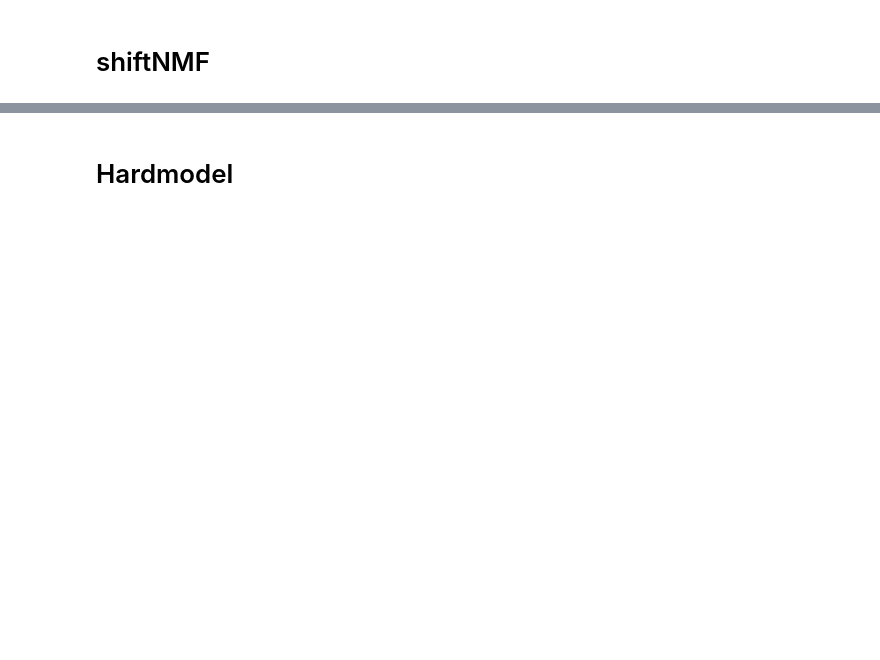
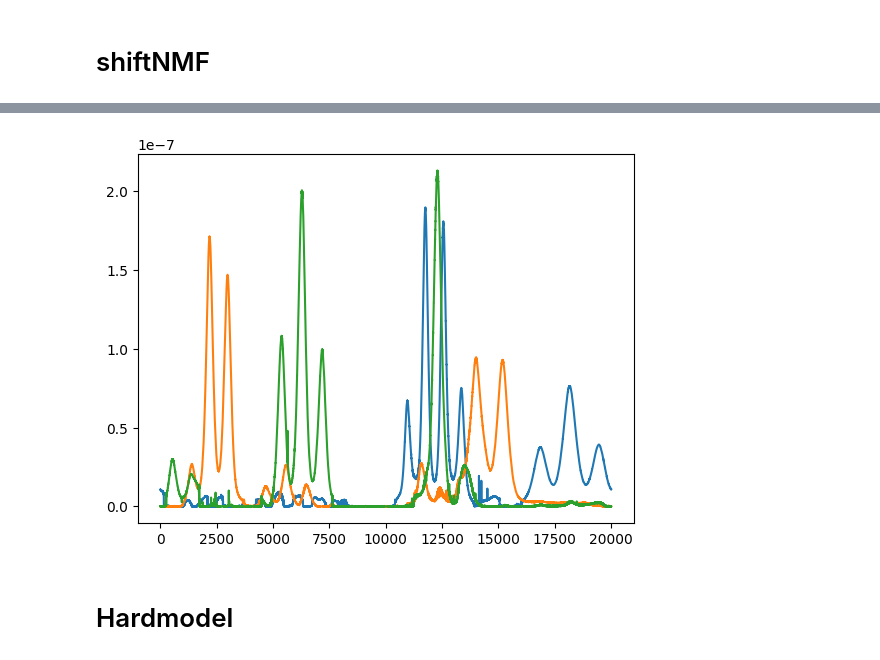
Before and after one commit to LucasEmcken/Bachelorprojekt, a Jupyter notebook: artificial_experiment.ipynb, the cells around one changed output, grey strips where cells are left out. Saved outputs shown, nothing was run; the diff lists cells and outputs as text; code cells hidden in the pictures; blank space fills up the shorter version.

```diff
--- a/artificial_experiment.ipynb
+++ b/artificial_experiment.ipynb
@@ -16,8 +16,8 @@ import itertools
 # shiftNMF
 # %%
 
-nmf = ShiftNMF(X_ART, 5, lr=0.1, alpha=1e-6, patience=1000, min_imp=0)
-W_est, H_est, tau_est = nmf.fit(verbose=1, max_iter=500, tau_iter=0, Lambda=0.000001)
+nmf = ShiftNMF(X_ART, 3, lr=0.1, alpha=1e-6, patience=1000, min_imp=0)
+W_est, H_est, tau_est = nmf.fit(verbose=1, max_iter=500, tau_iter=0, Lambda=0.000)
 
 plt.plot(H_est.T)
 plt.show()
@@ -25,0 +26 @@ epoch: 374, Loss: 0.017617881890182072, Tau: 7954.7087941671385
+[figure, added]
```
Also changed, not shown: parts of 4 cells of this notebook.
